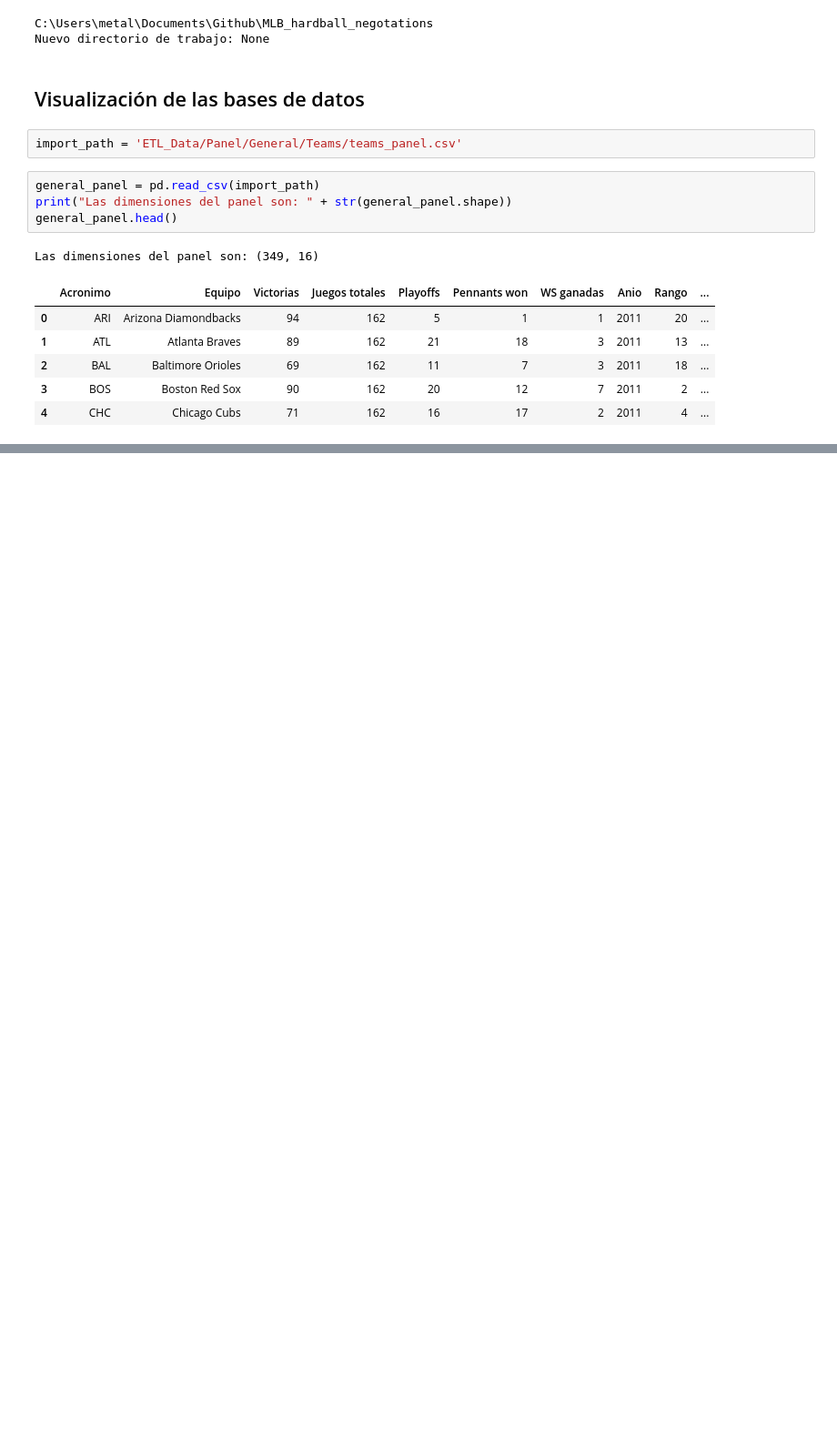
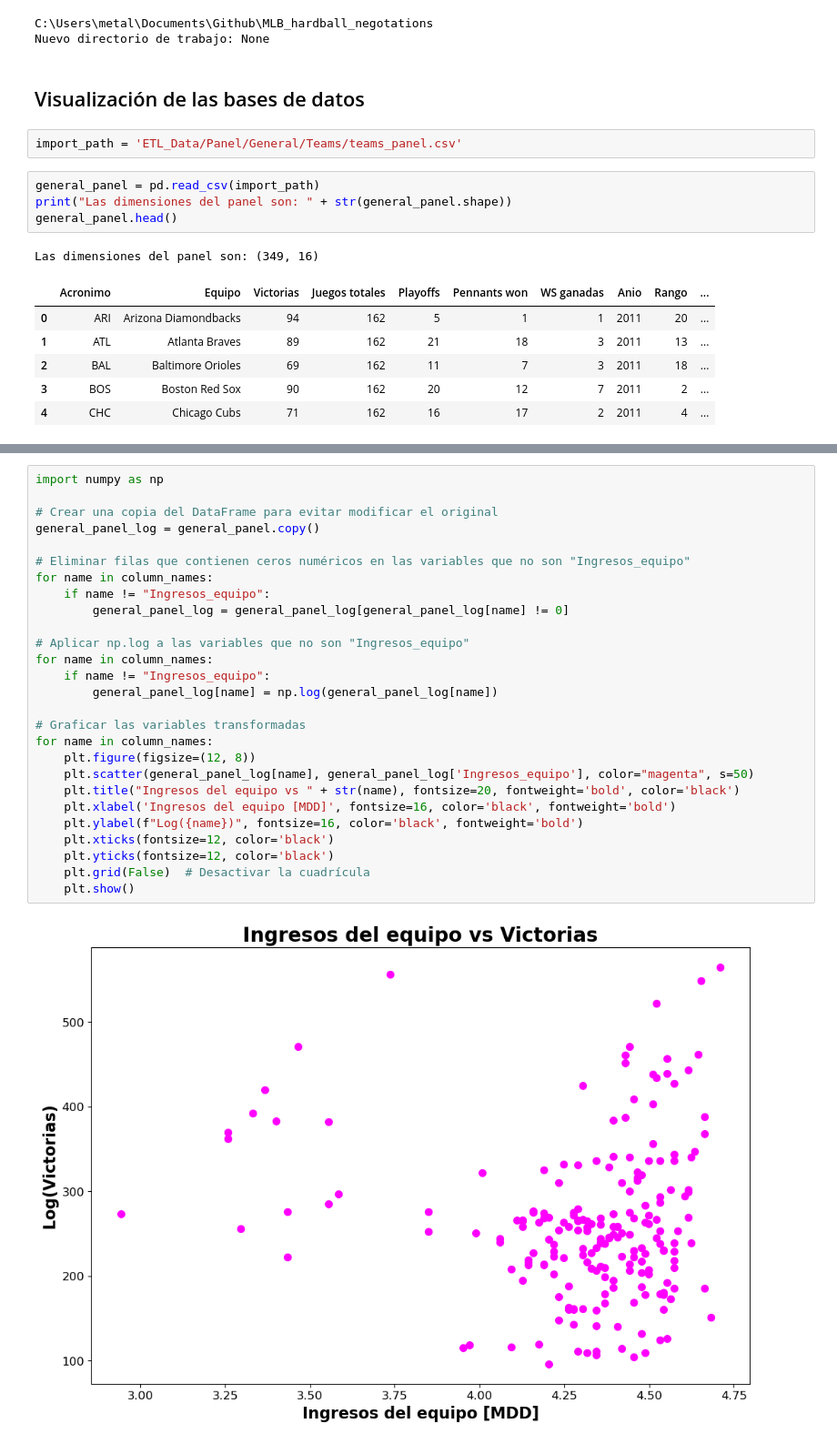
Before and after one commit to PhysTony/MLB_hardball_negotations, a Jupyter notebook: Visualizations/Descriptive_statistics/Panel/Team_Visualizations.ipynb, the cells around one changed output, grey strips where cells are left out. Shown at 91% size. Cells and saved outputs as stored; diff of their text form; blank space fills up the shorter version.

```diff
--- a/Visualizations/Descriptive_statistics/Panel/Team_Visualizations.ipynb
+++ b/Visualizations/Descriptive_statistics/Panel/Team_Visualizations.ipynb
@@ -88,0 +126,29 @@ for name in column_names:
+# %%
+import numpy as np
+
+# Crear una copia del DataFrame para evitar modificar el original
+general_panel_log = general_panel.copy()
+
+# Eliminar filas que contienen ceros numéricos en las variables que no son "Ingresos_equipo"
+for name in column_names:
+    if name != "Ingresos_equipo":
+        general_panel_log = general_panel_log[general_panel_log[name] != 0]
+
+# Aplicar np.log a las variables que no son "Ingresos_equipo"
+for name in column_names:
+    if name != "Ingresos_equipo":
+        general_panel_log[name] = np.log(general_panel_log[name])
+
+# Graficar las variables transformadas
+for name in column_names:
+    plt.figure(figsize=(12, 8))
+    plt.scatter(general_panel_log[name], general_panel_log['Ingresos_equipo'], color="magenta", s=50)
+    plt.title("Ingresos del equipo vs " + str(name), fontsize=20, fontweight='bold', color='black')
+    plt.xlabel('Ingresos del equipo [MDD]', fontsize=16, color='black', fontweight='bold')
+    plt.ylabel(f"Log({name})", fontsize=16, color='black', fontweight='bold')
+    plt.xticks(fontsize=12, color='black')
+    plt.yticks(fontsize=12, color='black')
+    plt.grid(False)  # Desactivar la cuadrícula
+    plt.show()
+# %% [output]
+[figure, added]
```
Also changed, not shown: parts of 4 cells of this notebook.
